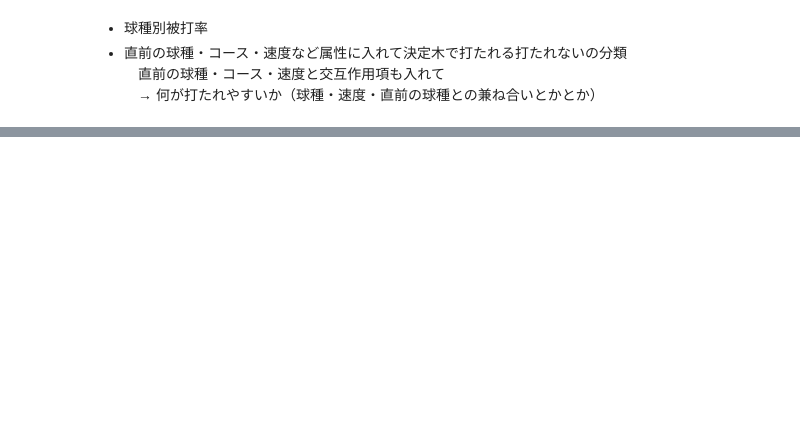
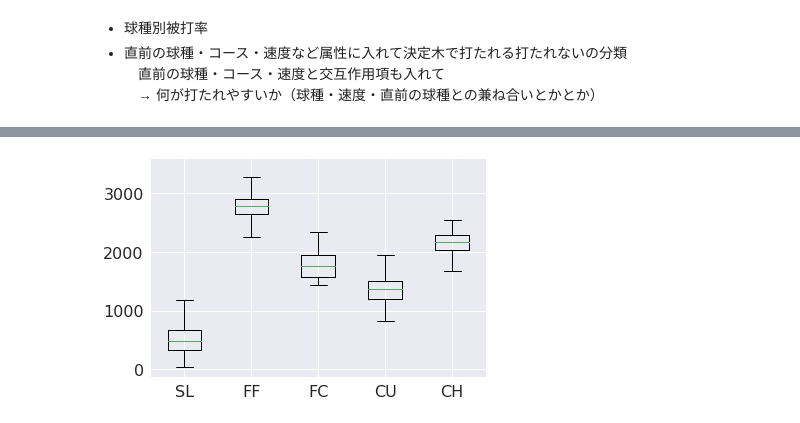
Before and after one commit to 3824/ball_analysis, a Jupyter notebook: 投球データを見る.ipynb, the cells around one changed output, grey strips where cells are left out. Cells and saved outputs as stored; diff of their text form; code cells hidden in the pictures; blank space fills up the shorter version.

```diff
--- a/投球データを見る.ipynb
+++ b/投球データを見る.ipynb
@@ -339,0 +350,8 @@ p_df[(p_df["pitcher_id"]==434378)&(p_df["pitch_type"]=="SL")][["spin_dir"]].boxp
+# %%
+types = ver_df["pitch_type"].unique()
+
+fig, ax = plt.subplots()
+ax.boxplot([ver_df[ver_df["pitch_type"]==t]["spin_rate"] for t in types], labels=types)
+plt.show()
+# %% [output]
+[figure, added]
```
Also changed, not shown: parts of 31 cells of this notebook.
